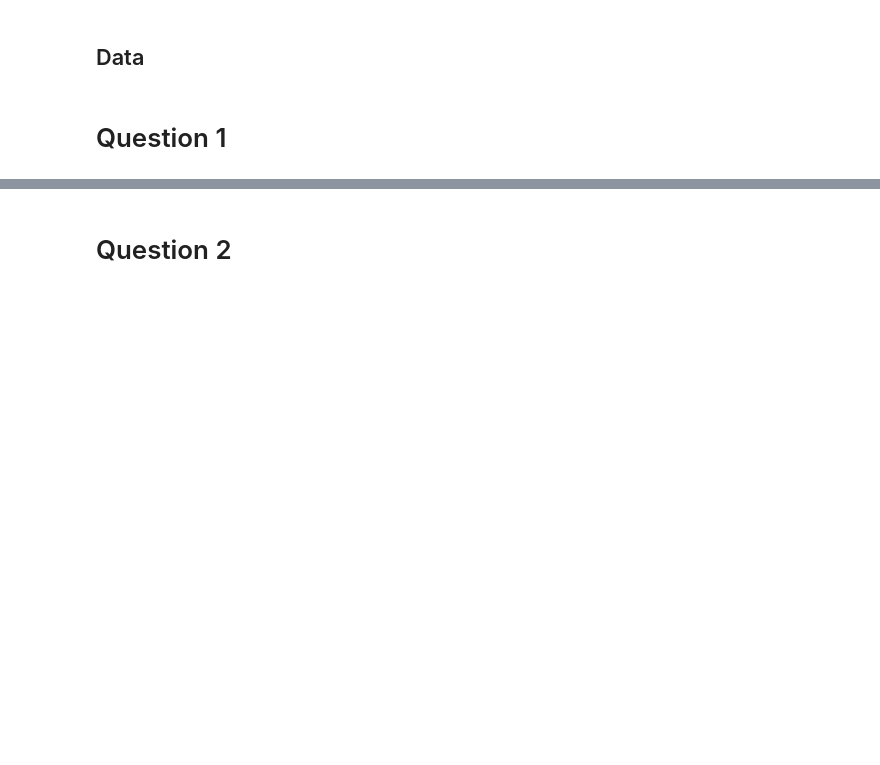
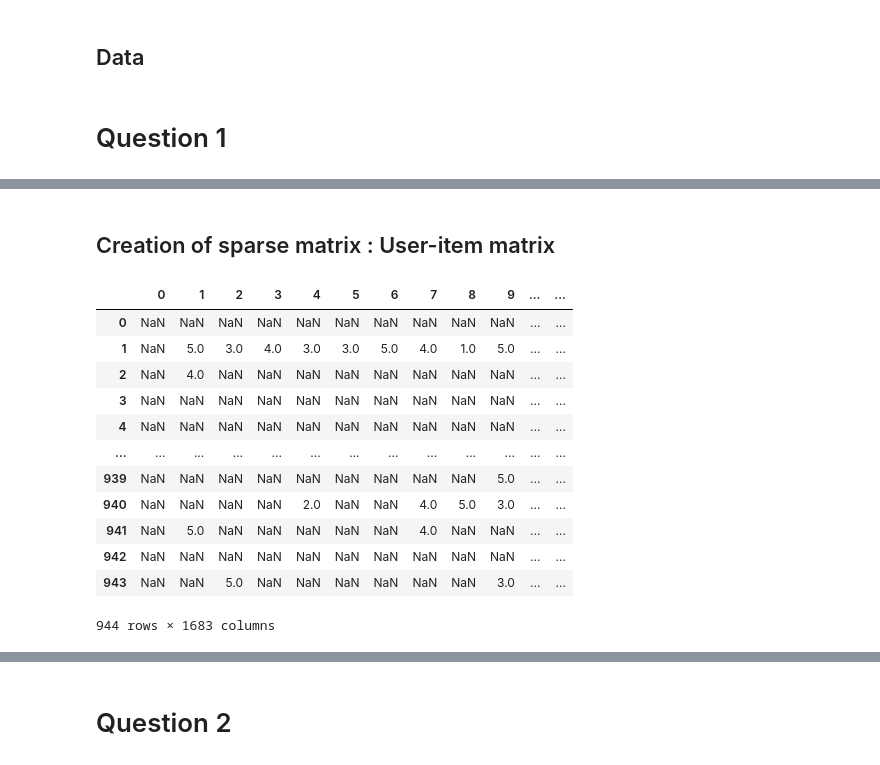
Before and after one commit to clementbernardd/LOG6308, a Jupyter notebook: TP2/TP2_groupe7.ipynb, the cells around one changed output, grey strips where cells are left out. Saved outputs shown, nothing was run; the diff lists cells and outputs as text; code cells hidden in the pictures; blank space fills up the shorter version.

```diff
--- a/TP2/TP2_groupe7.ipynb
+++ b/TP2/TP2_groupe7.ipynb
@@ -28,0 +52,10 @@ N = m.shape[0]
+# %%
+# The path where is the fold data
+PATH_DATA = 'data'
+
+# The items
+items = pd.read_csv(os.path.join(PATH_DATA, 'items.csv'), sep='|')
+# User data
+u = pd.read_csv(os.path.join(PATH_DATA, 'u.csv'), sep='|')
+# Votes of the user
+votes = pd.read_csv(os.path.join(PATH_DATA, 'votes.csv'), sep='|')
@@ -28,0 +110,35 @@ N = m.shape[0]
+# %% [markdown]
+## Creation of sparse matrix : User-item matrix
+# %%
+# The number of users
+N_USERS = u.shape[0] +1
+# The number of items
+N_ITEMS = items.shape[0] +1
+# %%
+def create_sparse_matrix(votes) :
+    ''' Create a User-Items sparse matrix '''
+    # Create NaN for each items and users
+    data = {i : [np.nan for j in range(N_USERS )] for i in range(N_ITEMS)}
+    def to_convert(x, data) :
+        data[x['item.id']][x['user.id']] = x['rating']
+        return None
+    votes.apply(to_convert , axis = 1 , args = [data])
+    return pd.DataFrame(data)
+# %%
+user_item = create_sparse_matrix(votes)
+# %%
+user_item
+# %% [output]
+|  | 0 | 1 | 2 | 3 | 4 | 5 | 6 | 7 | 8 | 9 | ... | ... |
+| 0 | NaN | NaN | NaN | NaN | NaN | NaN | NaN | NaN | NaN | NaN | ... | ... |
+| 1 | NaN | 5.0 | 3.0 | 4.0 | 3.0 | 3.0 | 5.0 | 4.0 | 1.0 | 5.0 | ... | ... |
+| 2 | NaN | 4.0 | NaN | NaN | NaN | NaN | NaN | NaN | NaN | NaN | ... | ... |
+| 3 | NaN | NaN | NaN | NaN | NaN | NaN | NaN | NaN | NaN | NaN | ... | ... |
+| 4 | NaN | NaN | NaN | NaN | NaN | NaN | NaN | NaN | NaN | NaN | ... | ... |
+| ... | ... | ... | ... | ... | ... | ... | ... | ... | ... | ... | ... | ... |
+| 939 | NaN | NaN | NaN | NaN | NaN | NaN | NaN | NaN | NaN | 5.0 | ... | ... |
+| 940 | NaN | NaN | NaN | NaN | 2.0 | NaN | NaN | 4.0 | 5.0 | 3.0 | ... | ... |
+| 941 | NaN | 5.0 | NaN | NaN | NaN | NaN | NaN | 4.0 | NaN | NaN | ... | ... |
+| 942 | NaN | NaN | NaN | NaN | NaN | NaN | NaN | NaN | NaN | NaN | ... | ... |
+| 943 | NaN | NaN | 5.0 | NaN | NaN | NaN | NaN | NaN | NaN | 3.0 | ... | ... |
+944 rows × 1683 columns
```
Also changed, not shown: parts of 70 cells of this notebook.
